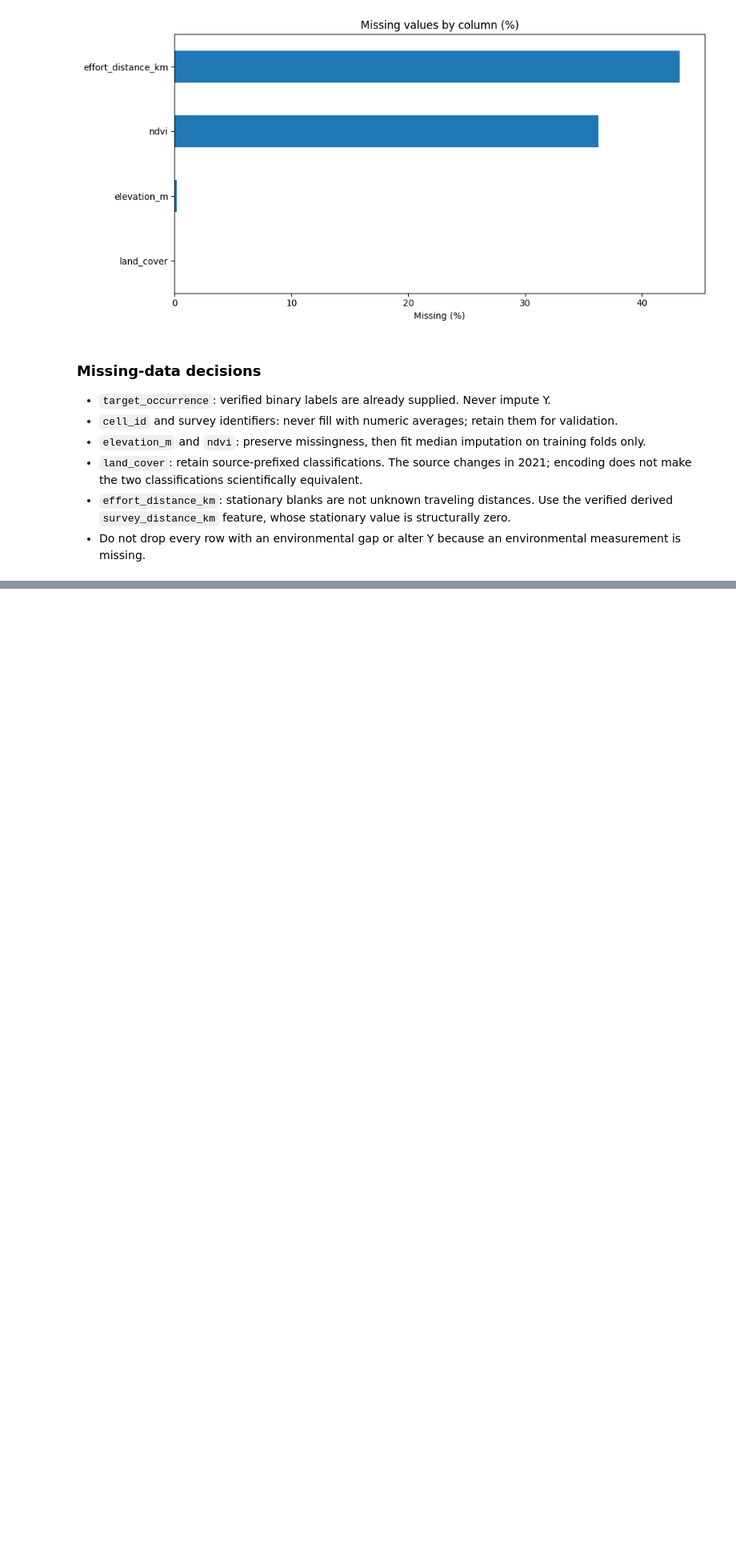
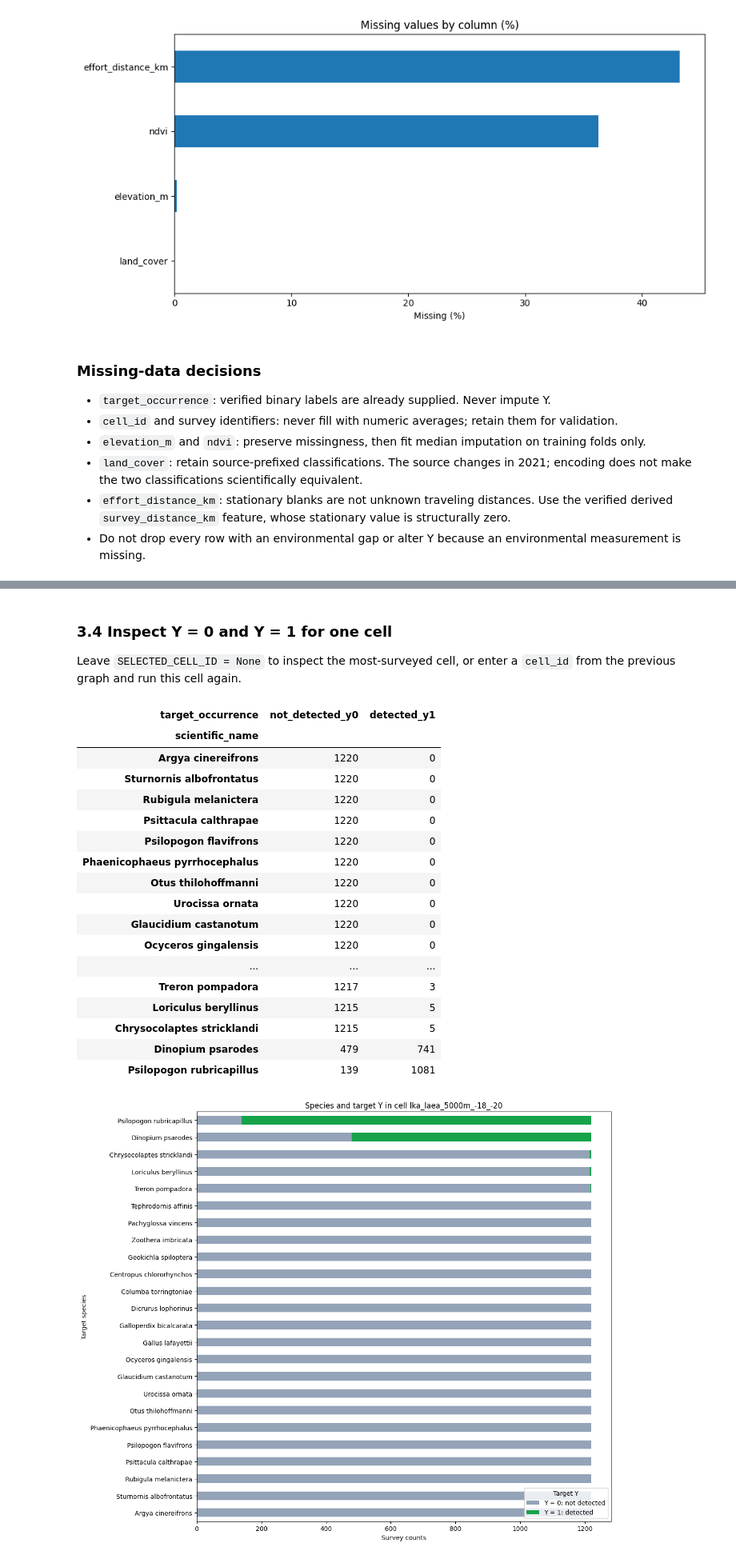
Before and after one commit to Sajiththiya/J26-IT-359, a Jupyter notebook: components/occurrence_prediction/Notebooks/01_Data_Understanding_EDA.ipynb, the cells around one changed output, grey strips where cells are left out. Shown at 80% size. Cells and saved outputs as stored; diff of their text form; code cells hidden in the pictures; blank space fills up the shorter version.

```diff
--- a/components/occurrence_prediction/Notebooks/01_Data_Understanding_EDA.ipynb
+++ b/components/occurrence_prediction/Notebooks/01_Data_Understanding_EDA.ipynb
@@ -171,0 +299,45 @@ plt.show()
+# %% [markdown]
+### 3.4 Inspect Y = 0 and Y = 1 for one cell
+Leave `SELECTED_CELL_ID = None` to inspect the most-surveyed cell, or enter a `cell_id`
+from the previous graph and run this cell again.
+# %%
+SELECTED_CELL_ID = None  # Example: replace None with a quoted cell_id from section 3.3.
+selected_cell_id = SELECTED_CELL_ID
+if selected_cell_id is None and not cell_survey_counts.empty:
+    selected_cell_id = cell_survey_counts.index[0]
+selected = df[df['cell_id'].eq(selected_cell_id)]
+if selected.empty:
+    print('No surveys found for cell:', selected_cell_id)
+else:
+    selected_y = pd.crosstab(selected['scientific_name'], selected['target_occurrence']).reindex(columns=[0, 1], fill_value=0)
+    selected_y = selected_y.sort_values(1)
+    display(selected_y.rename(columns={0: 'not_detected_y0', 1: 'detected_y1'}))
+    ax = selected_y.rename(columns={0: 'Y = 0: not detected', 1: 'Y = 1: detected'}).plot(
+        kind='barh', stacked=True, figsize=(12, 10), color=['#94a3b8', '#16a34a']
+    )
+    ax.set_title(f'Species and target Y in cell {selected_cell_id}')
+    ax.set_xlabel('Survey counts')
+    ax.set_ylabel('Target species')
+    ax.legend(title='Target Y', loc='lower right')
+    plt.tight_layout()
+    plt.show()
+# %% [output]
+| target_occurrence | not_detected_y0 | detected_y1 |
+| scientific_name |  |  |
+| Argya cinereifrons | 1220 | 0 |
+| Sturnornis albofrontatus | 1220 | 0 |
+| Rubigula melanictera | 1220 | 0 |
+| Psittacula calthrapae | 1220 | 0 |
+| Psilopogon flavifrons | 1220 | 0 |
+| Phaenicophaeus pyrrhocephalus | 1220 | 0 |
+| Otus thilohoffmanni | 1220 | 0 |
+| Urocissa ornata | 1220 | 0 |
+| Glaucidium castanotum | 1220 | 0 |
+| Ocyceros gingalensis | 1220 | 0 |
+| ... | ... | ... |
+| Treron pompadora | 1217 | 3 |
+| Loriculus beryllinus | 1215 | 5 |
+| Chrysocolaptes stricklandi | 1215 | 5 |
+| Dinopium psarodes | 479 | 741 |
+| Psilopogon rubricapillus | 139 | 1081 |
+[figure, added]
```
Also changed, not shown: parts of 9 cells of this notebook.
